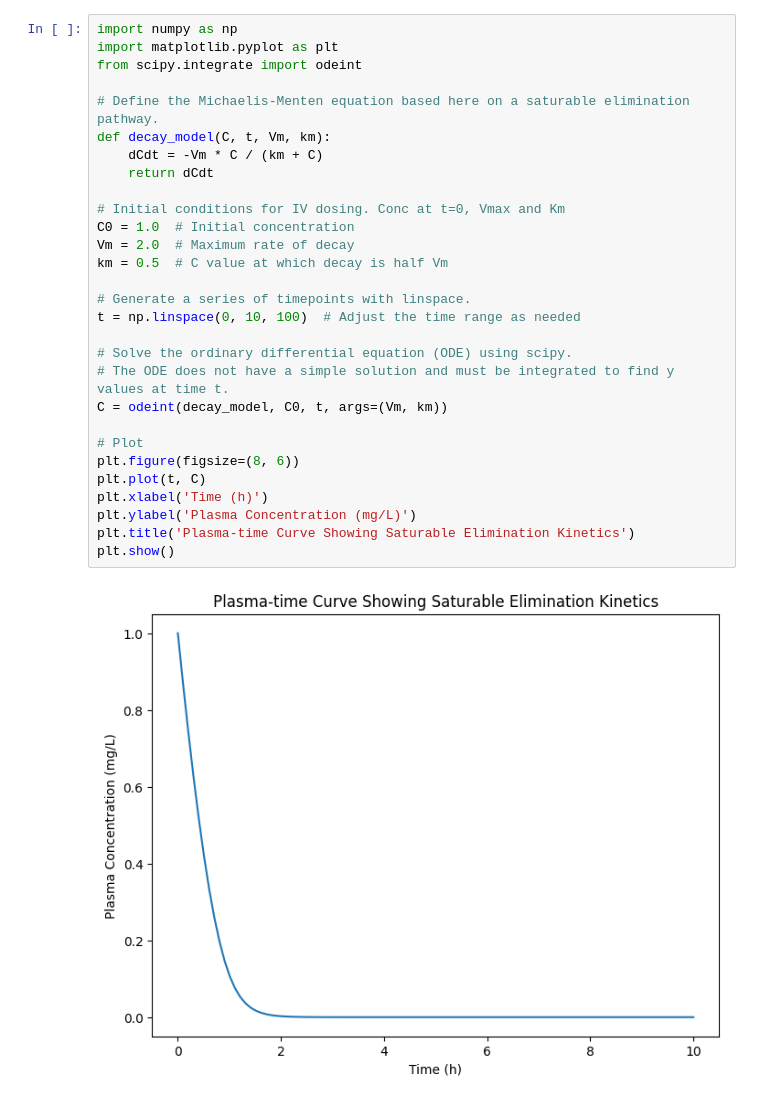
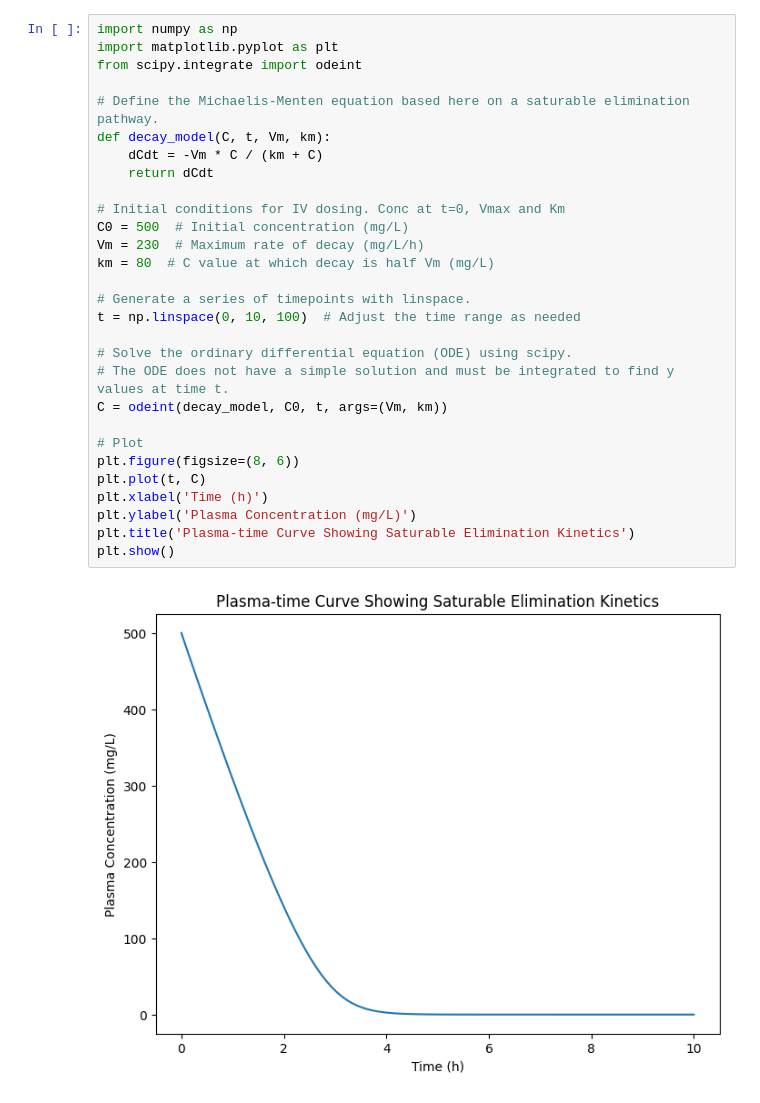
Before and after one commit to sladem-tox/PK_calcs, a Jupyter notebook: ZeroOrderElimination.ipynb, the cells around one changed output. Saved outputs shown, nothing was run; the diff lists cells and outputs as text.

```diff
--- a/ZeroOrderElimination.ipynb
+++ b/ZeroOrderElimination.ipynb
@@ -16,31 +20,31 @@ In the cell below we require values for dose, C0, Vm, and Km.
 # %%
 import numpy as np
 import matplotlib.pyplot as plt
 from scipy.integrate import odeint
 
 # Define the Michaelis-Menten equation based here on a saturable elimination pathway.
 def decay_model(C, t, Vm, km):
     dCdt = -Vm * C / (km + C)
     return dCdt
 
 # Initial conditions for IV dosing. Conc at t=0, Vmax and Km
-C0 = 1.0  # Initial concentration
-Vm = 2.0  # Maximum rate of decay
-km = 0.5  # C value at which decay is half Vm
+C0 = 500  # Initial concentration (mg/L)
+Vm = 230  # Maximum rate of decay (mg/L/h)
+km = 80  # C value at which decay is half Vm (mg/L)
 
 # Generate a series of timepoints with linspace.
 t = np.linspace(0, 10, 100)  # Adjust the time range as needed
 
 # Solve the ordinary differential equation (ODE) using scipy.
 # The ODE does not have a simple solution and must be integrated to find y values at time t.
 C = odeint(decay_model, C0, t, args=(Vm, km))
 
 # Plot
 plt.figure(figsize=(8, 6))
 plt.plot(t, C)
 plt.xlabel('Time (h)')
 plt.ylabel('Plasma Concentration (mg/L)')
 plt.title('Plasma-time Curve Showing Saturable Elimination Kinetics')
 plt.show()
 # %% [output]
-[figure, old version]
+[figure, new version]
```
Also changed, not shown: parts of 1 cell of this notebook.
